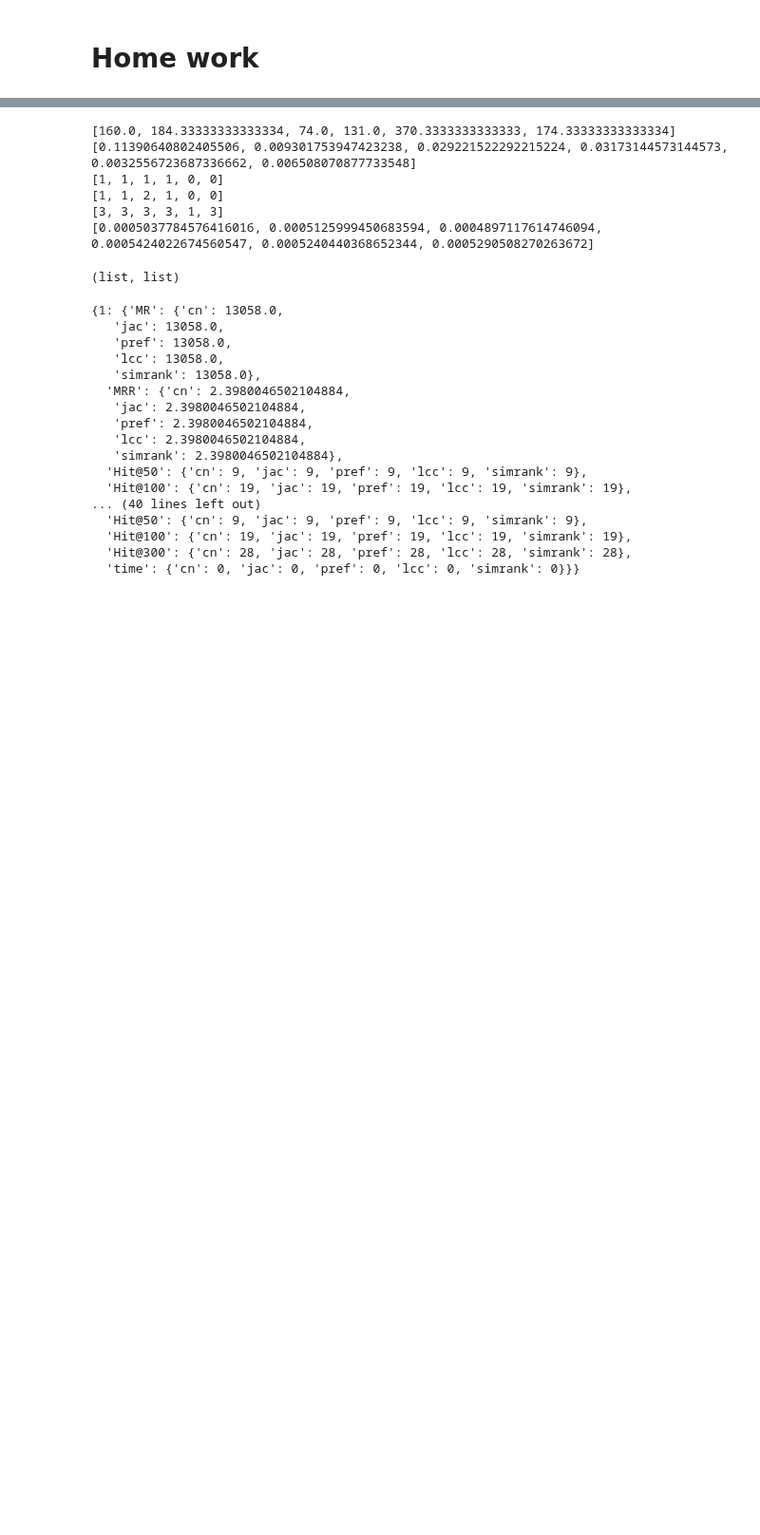
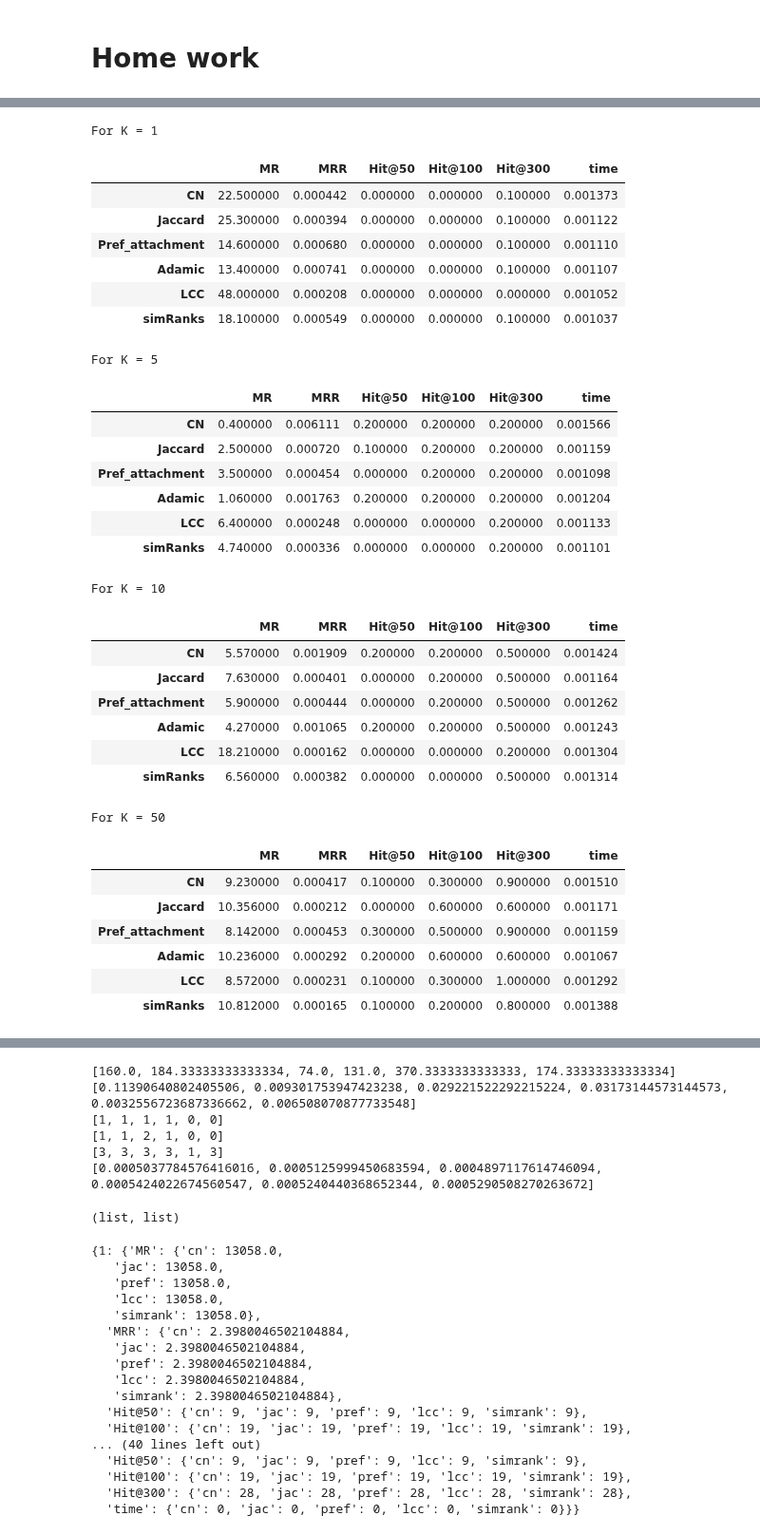
Before and after one commit to mequanent/Social-Networks, a Jupyter notebook: SN_Link_Prediction.ipynb, the cells around one changed output, grey strips where cells are left out. Shown at 95% size. Drawn from its saved outputs; the diff is of its cells as text; code cells hidden in the pictures; blank space fills up the shorter version.

```diff
--- a/SN_Link_Prediction.ipynb
+++ b/SN_Link_Prediction.ipynb
@@ -359 +331,77 @@ df
+# %%
+#@title Avg of 10 iterations for k
+metrics = ['MR', 'MRR', 'Hit@50', 'Hit@100', 'Hit@300', 'time']
+coefficient_indices = ['CN', 'Jaccard', 'Pref_attachment', 'Adamic', 'LCC', 'simRanks']
+
+def get_coef_metrics(k):
+  df = pd.DataFrame(0.0, index=coefficient_indices, columns=metrics)
+
+  for i in range(10):
+    #k = 3
+    g = nx.karate_club_graph() # reload the graph to include the removed edges
+
+    # generate non-repeating random integers in the range of num_egdes
+    edges_to_remove = np.random.choice(range(len(g.edges)), k, replace=False)
+    #edges_to_remove = [75, 51, 18]
+    #print(f"Random edges removed for K = {k}: ", edges_to_remove)
+    removed_edges = remove_edges(g, edges_to_remove)
+
+    # get and sort the similarity coefficients
+    cn = sort_coef(nx.common_neighbor_centrality(g)) # common neighbor
+    jaccard = sort_coef(nx.jaccard_coefficient(g))
+    pref_attachment = sort_coef(nx.preferential_attachment(g))
+    adamic = sort_coef(nx.adamic_adar_index(g))
+    lccs =  sort_coef(get_LCC(g))
+    simRanks = sort_coef(simRank(g))
+
+    coefficients = {'CN': cn, 'Jaccard': jaccard, 'Pref_attachment': pref_attachment, \
+            'Adamic': adamic, 'LCC': lccs, 'simRanks': simRanks}
+    for i in coefficients.keys():
+      start = time.time()
+      df.loc[i]['MR'] += metric_of_coef(coefficients[i], 'MR')
+      df.loc[i]['MRR'] += metric_of_coef(coefficients[i], 'MRR')
+      df.loc[i]['Hit@50'] += metric_of_coef(coefficients[i], 'Hit@50')
+      df.loc[i]['Hit@100'] += metric_of_coef(coefficients[i], 'Hit@100')
+      df.loc[i]['Hit@300'] += metric_of_coef(coefficients[i], 'Hit@300')
+      df.loc[i]['time'] += time.time() - start
+  return df/10 # avg will be divide by 10
+# %%
+#@title Final
+k_vals = [1, 5, 10, 50]
+for k in k_vals:
+  dff = get_coef_metrics(k)
+  display_table(dff, f'For K = {str(k)}')
+# %% [output]
+For K = 1
+|  | MR | MRR | Hit@50 | Hit@100 | Hit@300 | time |
+| CN | 22.500000 | 0.000442 | 0.000000 | 0.000000 | 0.100000 | 0.001373 |
+| Jaccard | 25.300000 | 0.000394 | 0.000000 | 0.000000 | 0.100000 | 0.001122 |
+| Pref_attachment | 14.600000 | 0.000680 | 0.000000 | 0.000000 | 0.100000 | 0.001110 |
+| Adamic | 13.400000 | 0.000741 | 0.000000 | 0.000000 | 0.100000 | 0.001107 |
+| LCC | 48.000000 | 0.000208 | 0.000000 | 0.000000 | 0.000000 | 0.001052 |
+| simRanks | 18.100000 | 0.000549 | 0.000000 | 0.000000 | 0.100000 | 0.001037 |
+For K = 5
+|  | MR | MRR | Hit@50 | Hit@100 | Hit@300 | time |
+| CN | 0.400000 | 0.006111 | 0.200000 | 0.200000 | 0.200000 | 0.001566 |
+| Jaccard | 2.500000 | 0.000720 | 0.100000 | 0.200000 | 0.200000 | 0.001159 |
+| Pref_attachment | 3.500000 | 0.000454 | 0.000000 | 0.200000 | 0.200000 | 0.001098 |
+| Adamic | 1.060000 | 0.001763 | 0.200000 | 0.200000 | 0.200000 | 0.001204 |
+| LCC | 6.400000 | 0.000248 | 0.000000 | 0.000000 | 0.200000 | 0.001133 |
+| simRanks | 4.740000 | 0.000336 | 0.000000 | 0.000000 | 0.200000 | 0.001101 |
+For K = 10
+|  | MR | MRR | Hit@50 | Hit@100 | Hit@300 | time |
+| CN | 5.570000 | 0.001909 | 0.200000 | 0.200000 | 0.500000 | 0.001424 |
+| Jaccard | 7.630000 | 0.000401 | 0.000000 | 0.200000 | 0.500000 | 0.001164 |
+| Pref_attachment | 5.900000 | 0.000444 | 0.000000 | 0.200000 | 0.500000 | 0.001262 |
+| Adamic | 4.270000 | 0.001065 | 0.200000 | 0.200000 | 0.500000 | 0.001243 |
+| LCC | 18.210000 | 0.000162 | 0.000000 | 0.000000 | 0.200000 | 0.001304 |
+| simRanks | 6.560000 | 0.000382 | 0.000000 | 0.000000 | 0.500000 | 0.001314 |
+For K = 50
+|  | MR | MRR | Hit@50 | Hit@100 | Hit@300 | time |
+| CN | 9.230000 | 0.000417 | 0.100000 | 0.300000 | 0.900000 | 0.001510 |
+| Jaccard | 10.356000 | 0.000212 | 0.000000 | 0.600000 | 0.600000 | 0.001171 |
+| Pref_attachment | 8.142000 | 0.000453 | 0.300000 | 0.500000 | 0.900000 | 0.001159 |
+| Adamic | 10.236000 | 0.000292 | 0.200000 | 0.600000 | 0.600000 | 0.001067 |
+| LCC | 8.572000 | 0.000231 | 0.100000 | 0.300000 | 1.000000 | 0.001292 |
+| simRanks | 10.812000 | 0.000165 | 0.100000 | 0.200000 | 0.800000 | 0.001388 |
 # %%
```
Also changed, not shown: parts of 14 cells of this notebook.
